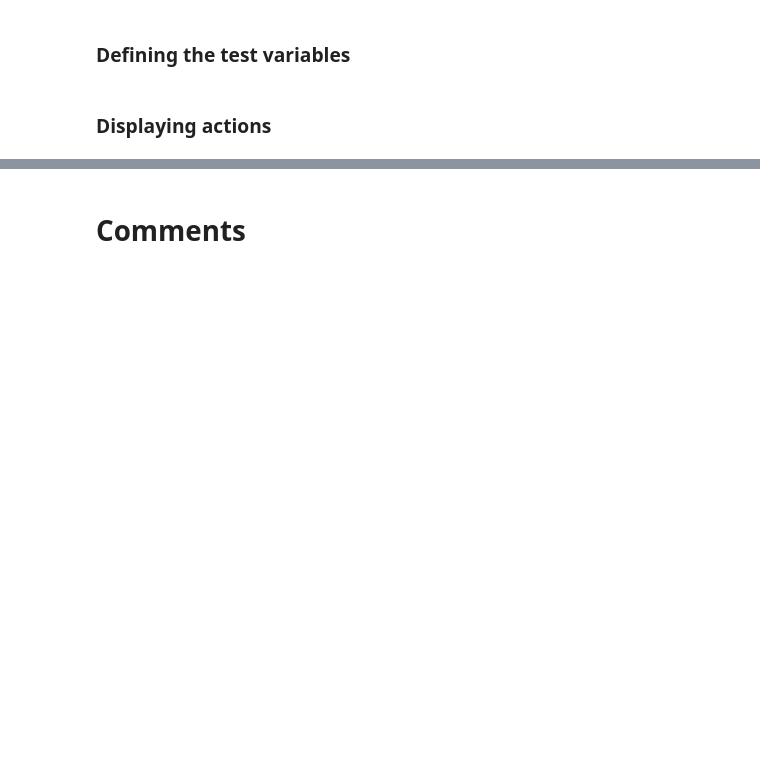
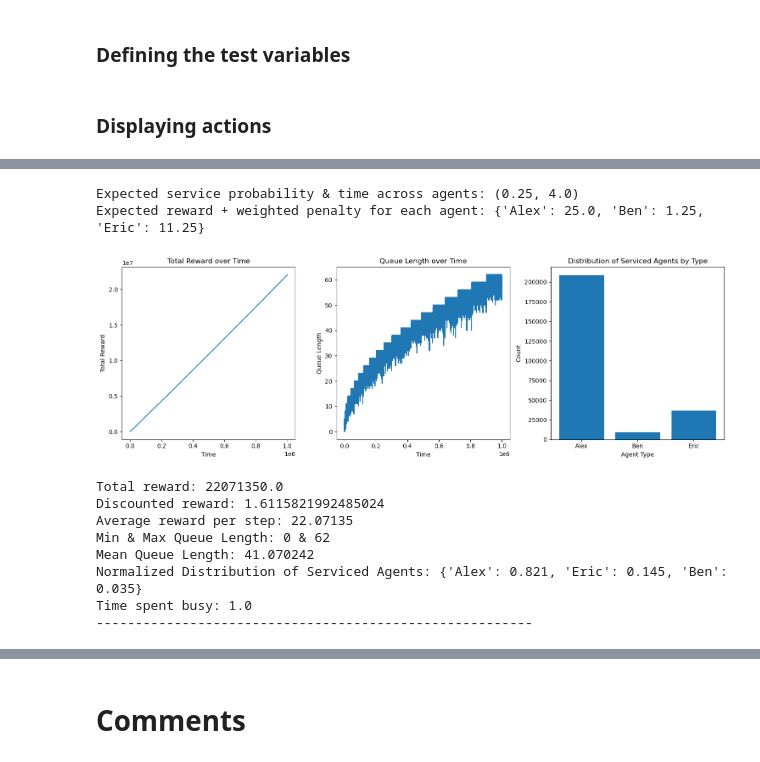
Before and after one commit to alexandre-bismuth/AgentLearning, a Jupyter notebook: QAgent.ipynb, the cells around one changed output, grey strips where cells are left out. Drawn from its saved outputs; the diff is of its cells as text; code cells hidden in the pictures; blank space fills up the shorter version.

```diff
--- a/QAgent.ipynb
+++ b/QAgent.ipynb
@@ -477,0 +493,20 @@ Time spent busy: 0.509
+# %%
+dynamic_QAgent = QLearningAgent(agents, truncation, discount, learning_rate, epsilon, epsilon_function)
+dynamic_simulation = QueueSimulation(agents, dynamic_QAgent, arrival_prob,init,alpha,discount,truncation)
+
+print(f"Expected service probability & time across agents: {service()}")
+print(f"Expected reward + weighted penalty for each agent: {average()}")
+dynamic_simulation.train(steps=training_steps, dynamic=True)
+dynamic_simulation.get_results()
+# %% [output]
+Expected service probability & time across agents: (0.25, 4.0)
+Expected reward + weighted penalty for each agent: {'Alex': 25.0, 'Ben': 1.25, 'Eric': 11.25}
+[figure, added]
+Total reward: 22071350.0
+Discounted reward: 1.6115821992485024
+Average reward per step: 22.07135
+Min & Max Queue Length: 0 & 62
+Mean Queue Length: 41.070242
+Normalized Distribution of Serviced Agents: {'Alex': 0.821, 'Eric': 0.145, 'Ben': 0.035}
+Time spent busy: 1.0
+--------------------------------------------------------
```
Also changed, not shown: parts of 16 cells of this notebook.
